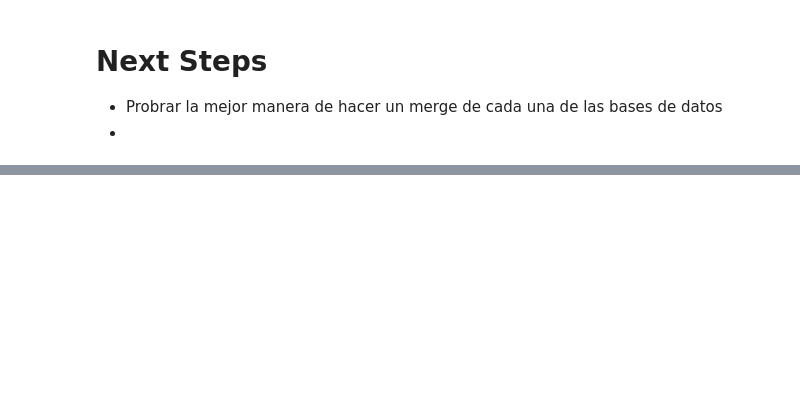
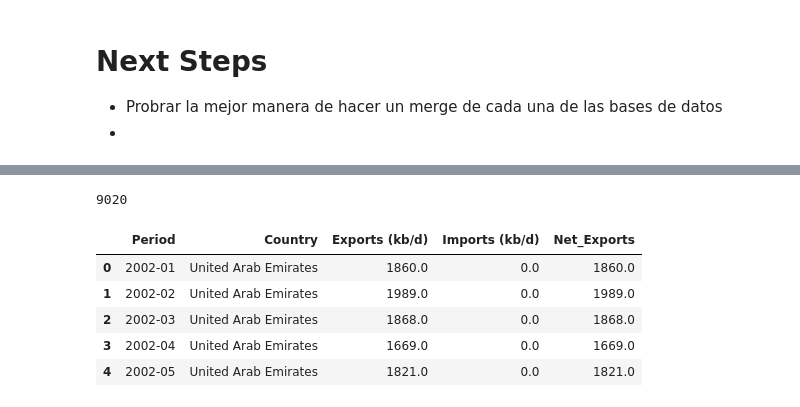
Before and after one commit to DenebAguirre/PetroleoArellanes, a Jupyter notebook: Notebooks/Tableau_data.ipynb, the cells around one changed output, grey strips where cells are left out. Drawn from its saved outputs; the diff is of its cells as text; code cells hidden in the pictures; blank space fills up the shorter version.

```diff
--- a/Notebooks/Tableau_data.ipynb
+++ b/Notebooks/Tableau_data.ipynb
@@ -124,0 +153,13 @@ dbs
+# %%
+len(tableau)
+# %% [output]
+9020
+# %%
+Exportaciones.head()
+# %% [output]
+|  | Period | Country | Exports (kb/d) | Imports (kb/d) | Net_Exports |
+| 0 | 2002-01 | United Arab Emirates | 1860.0 | 0.0 | 1860.0 |
+| 1 | 2002-02 | United Arab Emirates | 1989.0 | 0.0 | 1989.0 |
+| 2 | 2002-03 | United Arab Emirates | 1868.0 | 0.0 | 1868.0 |
+| 3 | 2002-04 | United Arab Emirates | 1669.0 | 0.0 | 1669.0 |
+| 4 | 2002-05 | United Arab Emirates | 1821.0 | 0.0 | 1821.0 |
```
Also changed, not shown: parts of 9 cells of this notebook.
